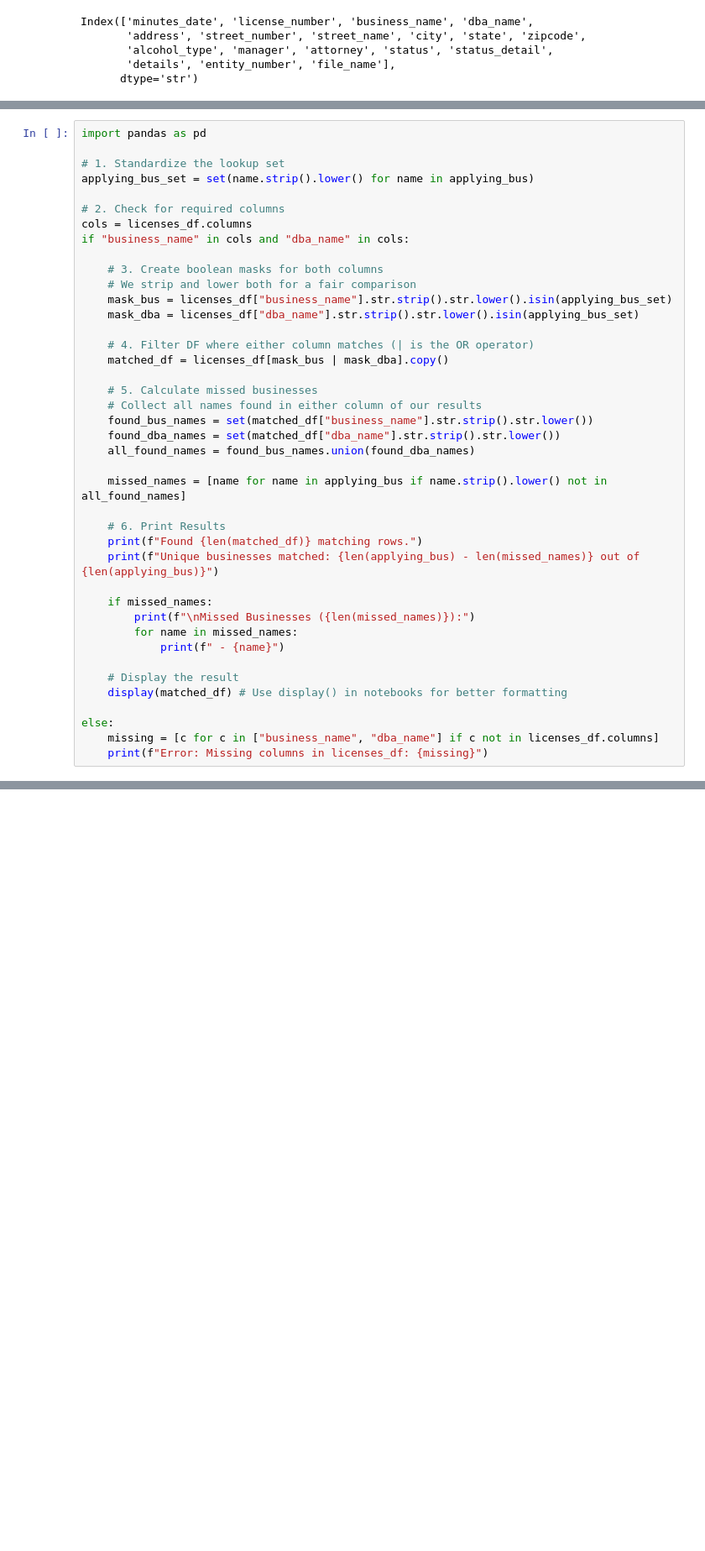
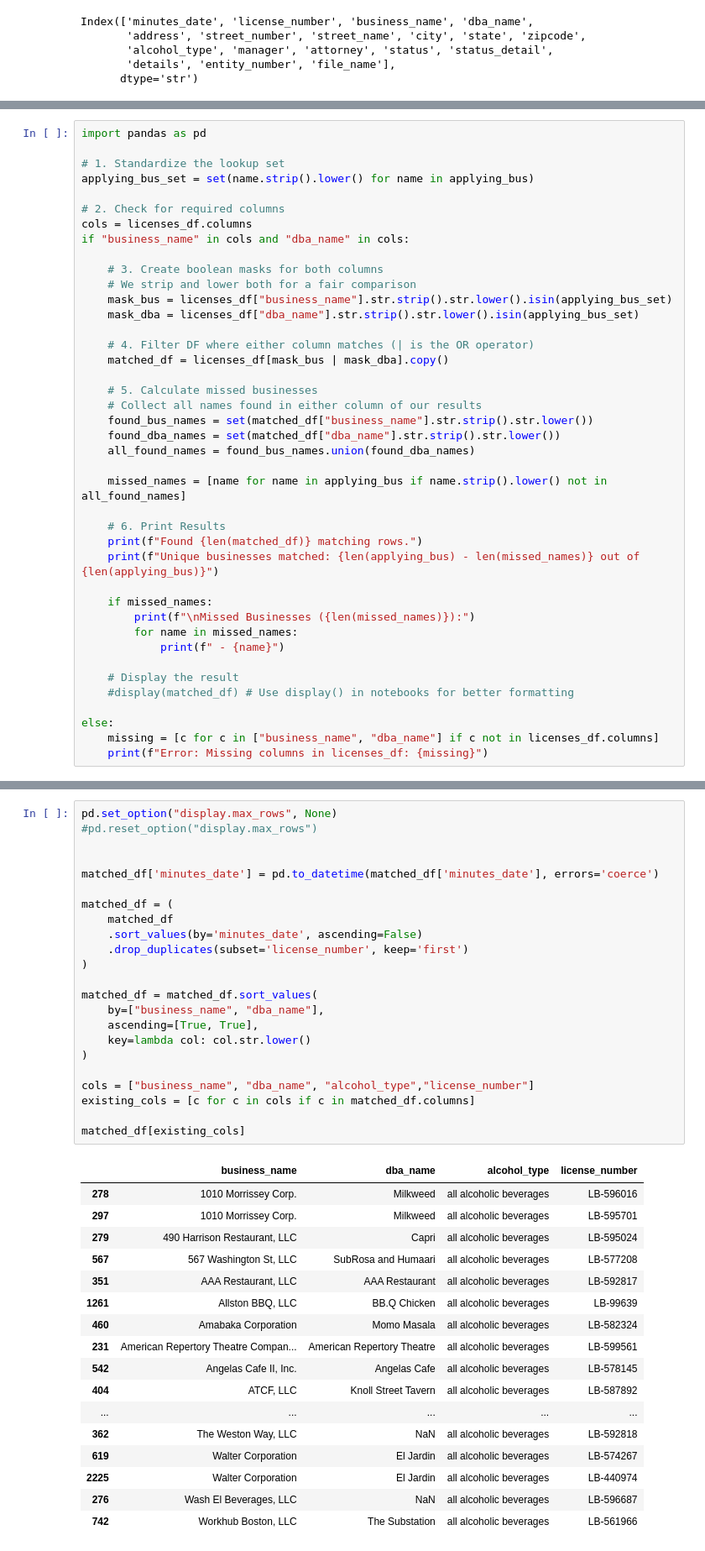
Before and after one commit to DanHUMassMed/Licensing-Board-Minutes, a Jupyter notebook: notebooks/new_bill_licenses.ipynb, the cells around one changed output, grey strips where cells are left out. Shown at 84% size. Cells and saved outputs as stored; diff of their text form; blank space fills up the shorter version.

```diff
--- a/notebooks/new_bill_licenses.ipynb
+++ b/notebooks/new_bill_licenses.ipynb
@@ -60,7 +61,7 @@ if "business_name" in cols and "dba_name" in cols:
             print(f" - {name}")
 
     # Display the result
-    display(matched_df) # Use display() in notebooks for better formatting
+    #display(matched_df) # Use display() in notebooks for better formatting
 
 else:
     missing = [c for c in ["business_name", "dba_name"] if c not in licenses_df.columns]
@@ -83,0 +72,41 @@ Unique businesses matched: 69 out of 69
+# %%
+pd.set_option("display.max_rows", None)
+#pd.reset_option("display.max_rows")
+
+
+matched_df['minutes_date'] = pd.to_datetime(matched_df['minutes_date'], errors='coerce')
+
+matched_df = (
+    matched_df
+    .sort_values(by='minutes_date', ascending=False)
+    .drop_duplicates(subset='license_number', keep='first')
+)
+
+matched_df = matched_df.sort_values(
+    by=["business_name", "dba_name"],
+    ascending=[True, True],
+    key=lambda col: col.str.lower()
+)
+
+cols = ["business_name", "dba_name", "alcohol_type","license_number"]
+existing_cols = [c for c in cols if c in matched_df.columns]
+
+matched_df[existing_cols]
+# %% [output]
+|  | business_name | dba_name | alcohol_type | license_number |
+| 278 | 1010 Morrissey Corp. | Milkweed | all alcoholic beverages | LB-596016 |
+| 297 | 1010 Morrissey Corp. | Milkweed | all alcoholic beverages | LB-595701 |
+| 279 | 490 Harrison Restaurant, LLC | Capri | all alcoholic beverages | LB-595024 |
+| 567 | 567 Washington St, LLC | SubRosa and Humaari | all alcoholic beverages | LB-577208 |
+| 351 | AAA Restaurant, LLC | AAA Restaurant | all alcoholic beverages | LB-592817 |
+| 1261 | Allston BBQ, LLC | BB.Q Chicken | all alcoholic beverages | LB-99639 |
+| 460 | Amabaka Corporation | Momo Masala | all alcoholic beverages | LB-582324 |
+| 231 | American Repertory Theatre Compan... | American Repertory Theatre | all alcoholic beverages | LB-599561 |
+| 542 | Angelas Cafe II, Inc. | Angelas Cafe | all alcoholic beverages | LB-578145 |
+| 404 | ATCF, LLC | Knoll Street Tavern | all alcoholic beverages | LB-587892 |
+| ... | ... | ... | ... | ... |
+| 362 | The Weston Way, LLC | NaN | all alcoholic beverages | LB-592818 |
+| 619 | Walter Corporation | El Jardin | all alcoholic beverages | LB-574267 |
+| 2225 | Walter Corporation | El Jardin | all alcoholic beverages | LB-440974 |
+| 276 | Wash El Beverages, LLC | NaN | all alcoholic beverages | LB-596687 |
+| 742 | Workhub Boston, LLC | The Substation | all alcoholic beverages | LB-561966 |
```
Also changed, not shown: parts of 3 cells of this notebook, 13 other files.
